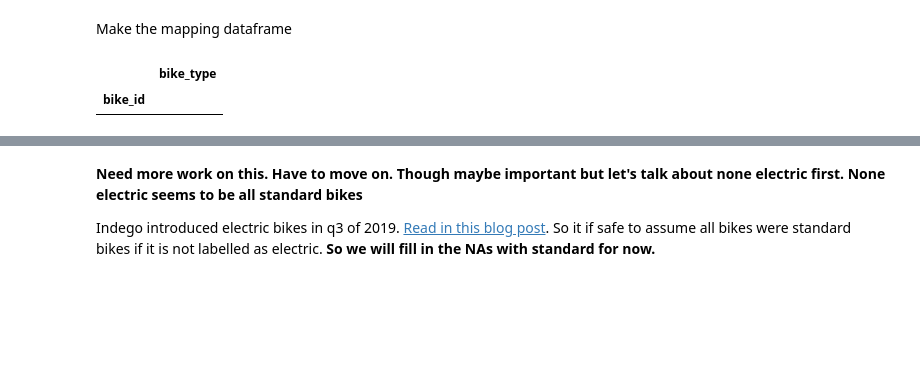
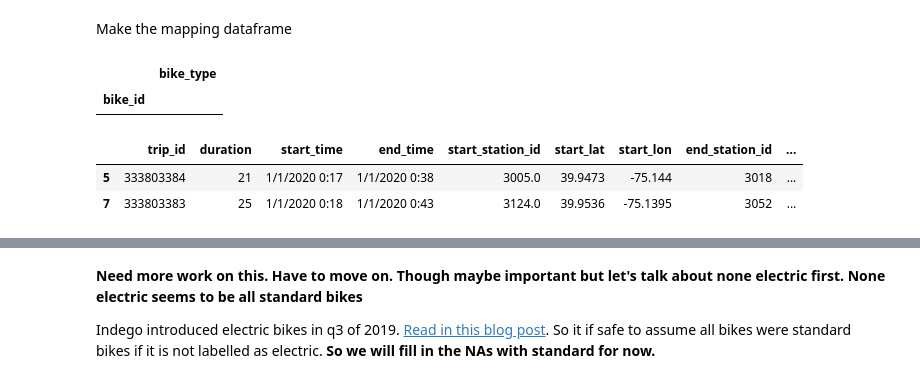
Before and after one commit to emptymalei/indego-bike-sharing-data, a Jupyter notebook: notebooks/etl.ipynb, the cells around one changed output, grey strips where cells are left out. Saved outputs shown, nothing was run; the diff lists cells and outputs as text; code cells hidden in the pictures; blank space fills up the shorter version.

```diff
--- a/notebooks/etl.ipynb
+++ b/notebooks/etl.ipynb
@@ -205,6 +203,10 @@ df_bike_type[df_bike_type.index == '15067']
 df_bike_type.reset_index(inplace=True)
 df_all_bike_type_filled = pd.merge( df_all, df_bike_type, how='left', on='bike_id' )
 # %%
-df_all_bike_type_filled[df_all_bike_type_filled.bike_type_x != df_all_filled.bike_type_y].head(2)
+df_all_bike_type_filled[df_all_bike_type_filled.bike_type_x != df_all_bike_type_filled.bike_type_y].head(2)
+# %% [output]
+|  | trip_id | duration | start_time | end_time | start_station_id | start_lat | start_lon | end_station_id | ... |
+| 5 | 333803384 | 21 | 1/1/2020 0:17 | 1/1/2020 0:38 | 3005.0 | 39.9473 | -75.144 | 3018 | ... |
+| 7 | 333803383 | 25 | 1/1/2020 0:18 | 1/1/2020 0:43 | 3124.0 | 39.9536 | -75.1395 | 3052 | ... |
 # %%
 df_all_bike_type_filled[ ['bike_id', 'bike_type_x', 'bike_type_y'] ].describe()
```
Also changed, not shown: parts of 36 cells of this notebook, 2 other files.
